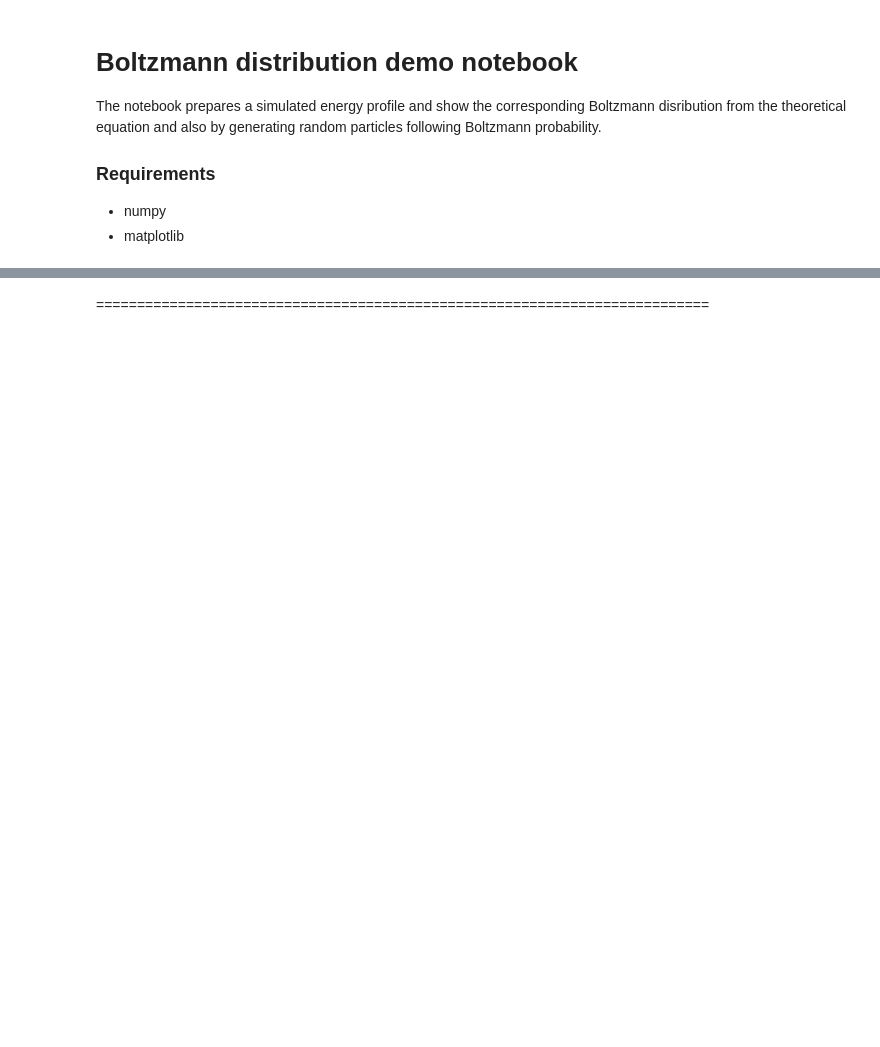
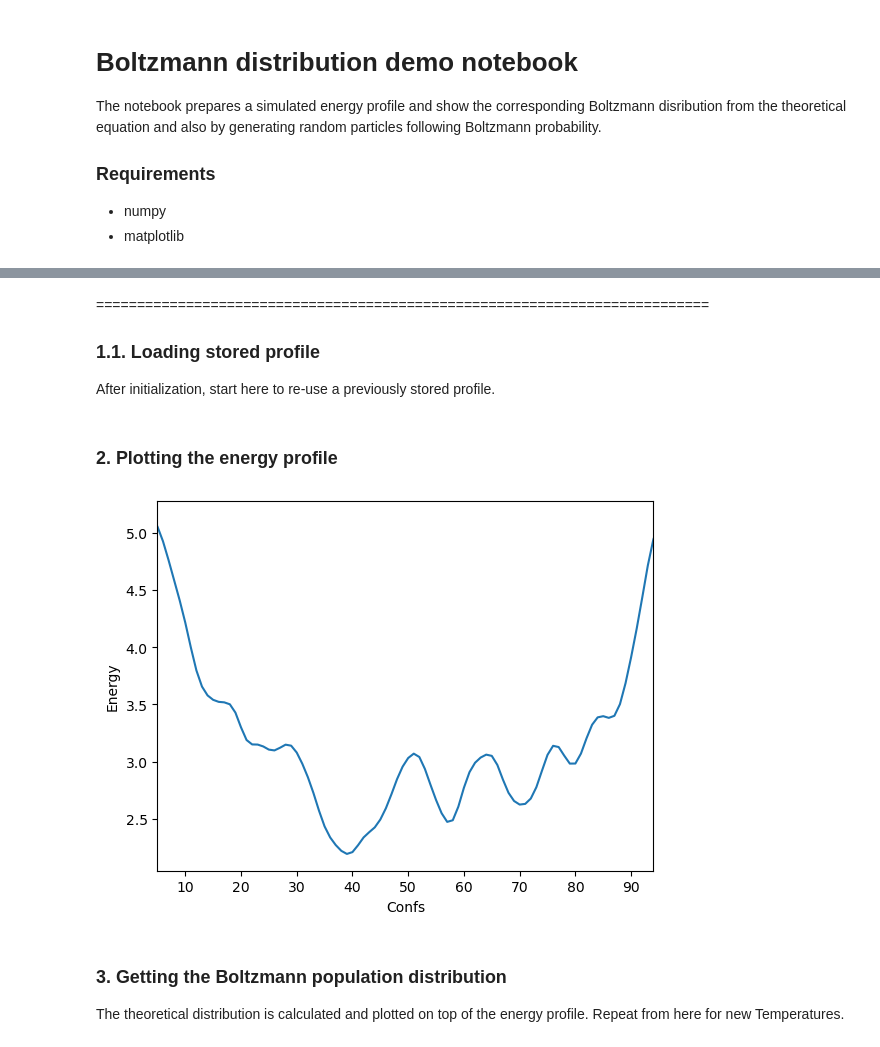
Before and after one commit to jlgelpi/BioPhysics, a Jupyter notebook: BoltzmannDemo/BoltzmannDemo.ipynb, the cells around one changed output, grey strips where cells are left out. Cells and saved outputs as stored; diff of their text form; code cells hidden in the pictures; blank space fills up the shorter version.

```diff
--- a/BoltzmannDemo/BoltzmannDemo.ipynb
+++ b/BoltzmannDemo/BoltzmannDemo.ipynb
@@ -90,6 +92,8 @@ e_prof = np.array([np.linspace(0., nstates-1, num=nstates), list(energy_profile.
 np.save('e_profile', e_prof)
 # %% [markdown]
 ===========================================================================
+### 1.1. Loading stored profile
+After initialization, start here to re-use a previously stored profile.
 # %%
 e_prof = np.load('e_profile.npy')
 # %%
@@ -99,8 +101,18 @@ min(list(energy_profile.values()))
+# %% [markdown]
+### 2. Plotting the energy profile
 # %%
+%matplotlib inline
+
 fig, ax = plt.subplots()
 ax.plot(e_prof[0], e_prof[1])
-ax.set_xlim(left=0, right=nstates-1)
+ax.set_xlim(left=5, right=nstates-6)
 ax.set_ylabel('Energy')
 ax.set_xlabel('Confs')
 plt.show()
+# %% [output]
+[figure, added]
+# %% [markdown]
+### 3. Getting the Boltzmann population distribution
+The theoretical distribution is calculated and plotted on top of the energy profile.
+Repeat from here for new Temperatures.
 # %%
```
Also changed, not shown: parts of 12 cells of this notebook, 1 other file.
